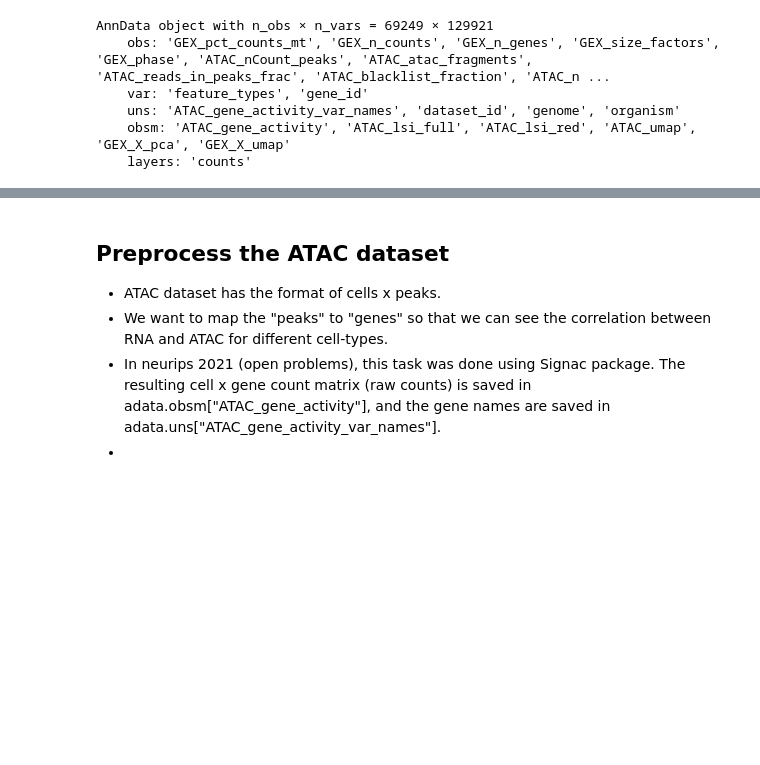
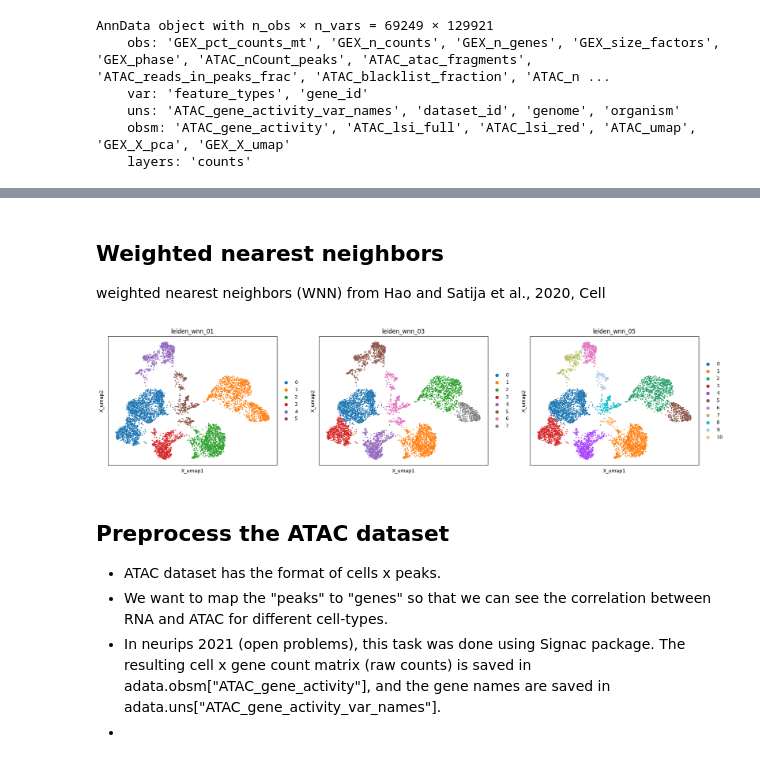
Before and after one commit to czbiohub-sf/celltype_annotation_tutorial, a Jupyter notebook: notebooks/NB_preprocess_multimodal_datasets_neurips_S1D1_multiome_GEX_ATAC_exCellxgene_v2.ipynb, the cells around one changed output, grey strips where cells are left out. Drawn from its saved outputs; the diff is of its cells as text; code cells hidden in the pictures; blank space fills up the shorter version.

Commit message:
update on ATAC figure panels

```diff
--- a/notebooks/NB_preprocess_multimodal_datasets_neurips_S1D1_multiome_GEX_ATAC_exCellxgene_v2.ipynb
+++ b/notebooks/NB_preprocess_multimodal_datasets_neurips_S1D1_multiome_GEX_ATAC_exCellxgene_v2.ipynb
@@ -70,0 +55,4 @@ View of AnnData object with n_obs × n_vars = 6224 × 129921
+# %%
+# subset the anndata for s1d1 (site1 donor1)
+adata = adata[adata.obs.Samplename=="site1_donor1_multiome"]
+adata
@@ -70,0 +83,8 @@ View of AnnData object with n_obs × n_vars = 6224 × 129921
+# %%
+# subset the anndata for each modality
+adata_rna = adata[:,adata.var.feature_types=="GEX"]
+adata_atac = adata[:,adata.var.feature_types=="ATAC"]
+
+# remove the -RNA/-ATAC from the var_names (this is pending as there are duplicates, and mudata doesn't like duplicates.)
+# adata_rna.var_names = adata_rna.var_names.str.replace("-RNA","")
+# adata_atac.var_names = adata_atac.var_names.str.replace("-ATAC","")
@@ -70,0 +100,5 @@ View of AnnData object with n_obs × n_vars = 6224 × 129921
+# %%
+mdata = MuData({"rna":adata_rna,
+                "atac":adata_atac})
+
+mdata
@@ -70,0 +121,4 @@ View of AnnData object with n_obs × n_vars = 6224 × 129921
+# %% [markdown]
+## Weighted nearest neighbors
+
+weighted nearest neighbors (WNN) from Hao and Satija et al., 2020, Cell
@@ -70,0 +140,4 @@ View of AnnData object with n_obs × n_vars = 6224 × 129921
+# %%
+mu.pl.umap(mdata, color=["leiden_wnn_01","leiden_wnn_03","leiden_wnn_05"])
+# %% [output]
+[figure, added]
```
Also changed, not shown: parts of 46 cells of this notebook, 13 other files.
